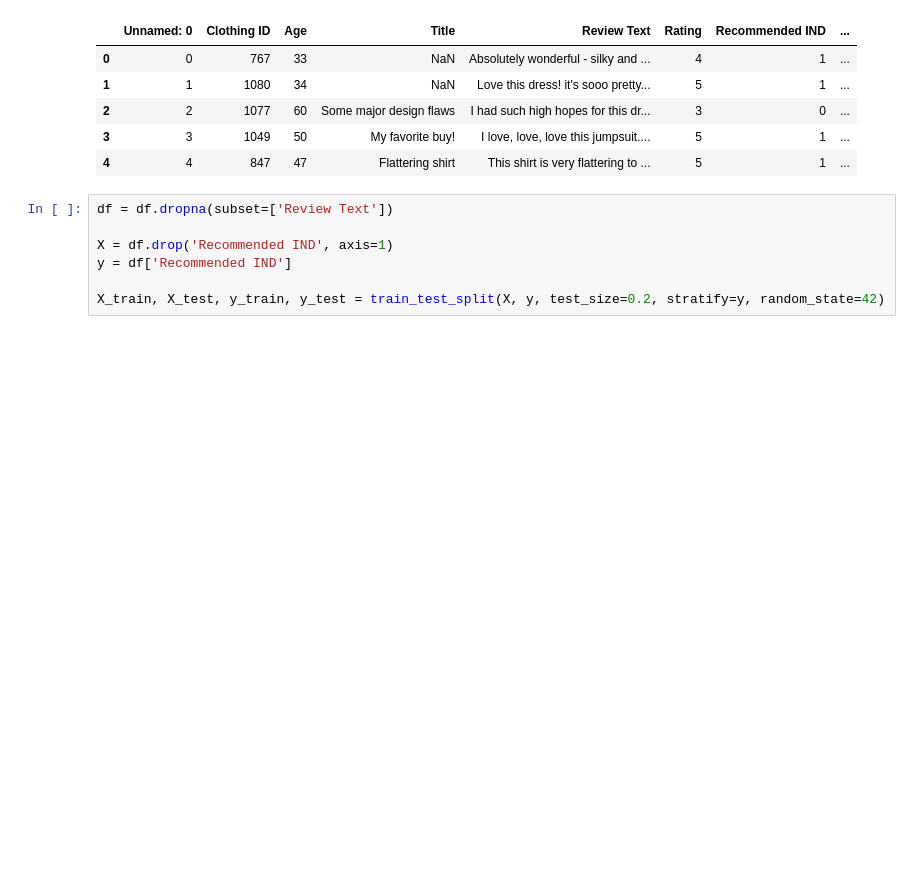
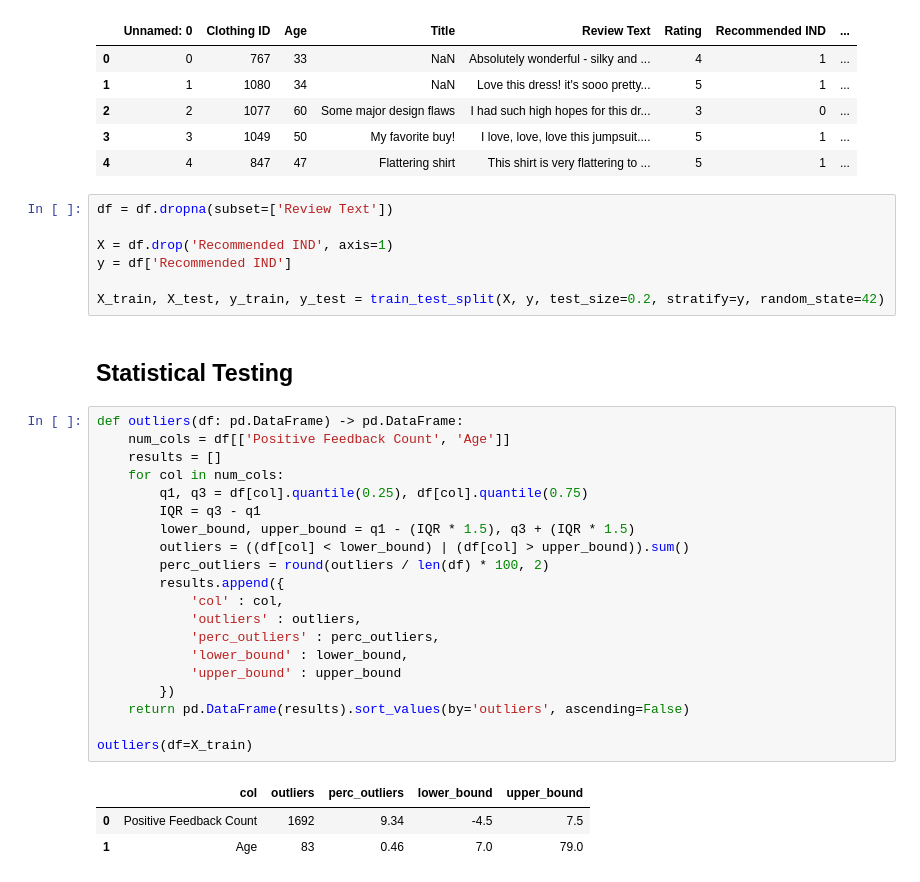
Before and after one commit to yousssef96/E-Commerce-Clothing-Reviews, a Jupyter notebook: notebooks/sentiment_analysis.ipynb, the cells around one changed output. Drawn from its saved outputs; the diff is of its cells as text; blank space fills up the shorter version.

Commit message:
Statistical Testing performed on Features

```diff
--- a/notebooks/sentiment_analysis.ipynb
+++ b/notebooks/sentiment_analysis.ipynb
@@ -229,3 +229,29 @@ X = df.drop('Recommended IND', axis=1)
 y = df['Recommended IND']
 
 X_train, X_test, y_train, y_test = train_test_split(X, y, test_size=0.2, stratify=y, random_state=42)
+# %% [markdown]
+## Statistical Testing
+# %%
+def outliers(df: pd.DataFrame) -> pd.DataFrame:
+    num_cols = df[['Positive Feedback Count', 'Age']]
+    results = []
+    for col in num_cols:
+        q1, q3 = df[col].quantile(0.25), df[col].quantile(0.75)
+        IQR = q3 - q1
+        lower_bound, upper_bound = q1 - (IQR * 1.5), q3 + (IQR * 1.5)
+        outliers = ((df[col] < lower_bound) | (df[col] > upper_bound)).sum()
+        perc_outliers = round(outliers / len(df) * 100, 2)
+        results.append({
+            'col' : col,
+            'outliers' : outliers,
+            'perc_outliers' : perc_outliers,
+            'lower_bound' : lower_bound,
+            'upper_bound' : upper_bound
+        })
+    return pd.DataFrame(results).sort_values(by='outliers', ascending=False)
+
+outliers(df=X_train)
+# %% [output]
+|  | col | outliers | perc_outliers | lower_bound | upper_bound |
+| 0 | Positive Feedback Count | 1692 | 9.34 | -4.5 | 7.5 |
+| 1 | Age | 83 | 0.46 | 7.0 | 79.0 |
```
Also changed, not shown: parts of 3 cells of this notebook.
